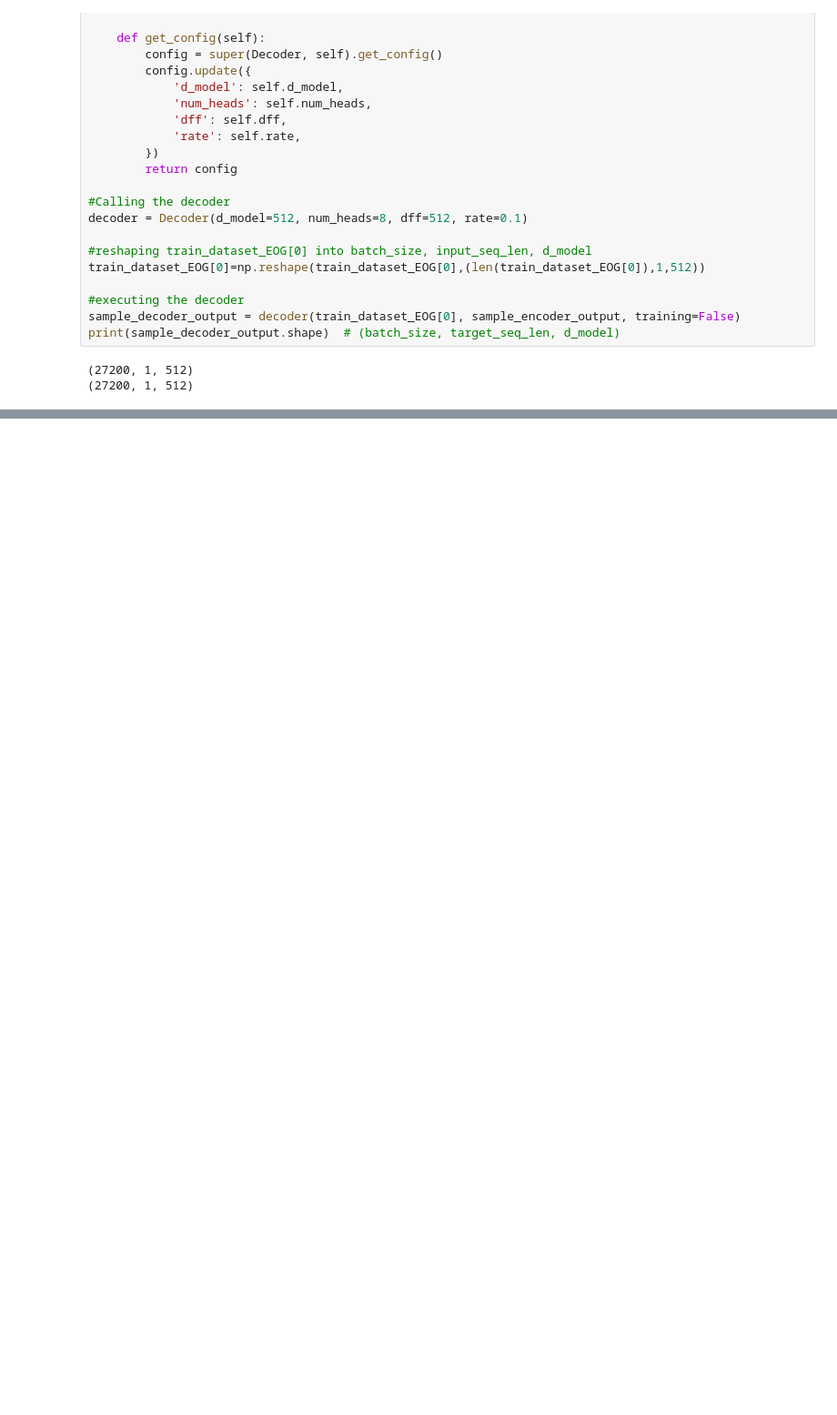
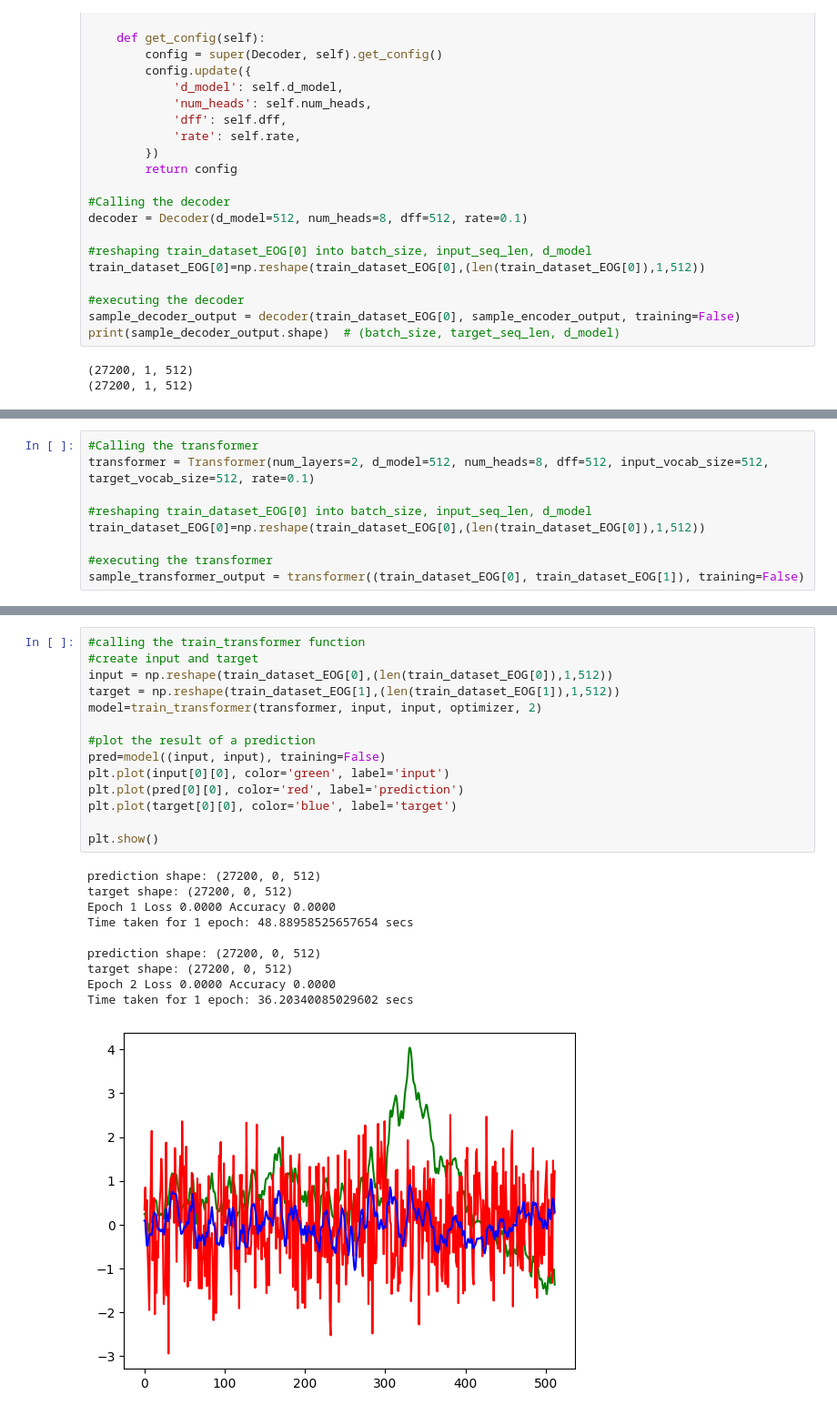
Before and after one commit to MartinaDoku2001/Thesis, a Jupyter notebook: proposed_model.ipynb, the cells around one changed output, grey strips where cells are left out. Shown: that part at 91% size. Cells and saved outputs as stored; diff of their text form; blank space fills up the shorter version.

Commit message:
bozza della train function (loss zero)

```diff
--- a/proposed_model.ipynb
+++ b/proposed_model.ipynb
@@ -481,0 +511,9 @@ print(sample_decoder_output.shape)  # (batch_size, target_seq_len, d_model)
+# %%
+#Calling the transformer
+transformer = Transformer(num_layers=2, d_model=512, num_heads=8, dff=512, input_vocab_size=512, target_vocab_size=512, rate=0.1)
+
+#reshaping train_dataset_EOG[0] into batch_size, input_seq_len, d_model
+train_dataset_EOG[0]=np.reshape(train_dataset_EOG[0],(len(train_dataset_EOG[0]),1,512))
+
+#executing the transformer
+sample_transformer_output = transformer((train_dataset_EOG[0], train_dataset_EOG[1]), training=False)
@@ -481,0 +584,25 @@ print(sample_decoder_output.shape)  # (batch_size, target_seq_len, d_model)
+# %%
+#calling the train_transformer function
+#create input and target
+input = np.reshape(train_dataset_EOG[0],(len(train_dataset_EOG[0]),1,512))
+target = np.reshape(train_dataset_EOG[1],(len(train_dataset_EOG[1]),1,512))
+model=train_transformer(transformer, input, input, optimizer, 2)
+
+#plot the result of a prediction
+pred=model((input, input), training=False)
+plt.plot(input[0][0], color='green', label='input')
+plt.plot(pred[0][0], color='red', label='prediction')
+plt.plot(target[0][0], color='blue', label='target')
+
+plt.show()
+# %% [output]
+prediction shape: (27200, 0, 512)
+target shape: (27200, 0, 512)
+Epoch 1 Loss 0.0000 Accuracy 0.0000
+Time taken for 1 epoch: 48.88958525657654 secs
+
+prediction shape: (27200, 0, 512)
+target shape: (27200, 0, 512)
+Epoch 2 Loss 0.0000 Accuracy 0.0000
+Time taken for 1 epoch: 36.20340085029602 secs
+[figure, added]
```
Also changed, not shown: parts of 3 cells of this notebook.
